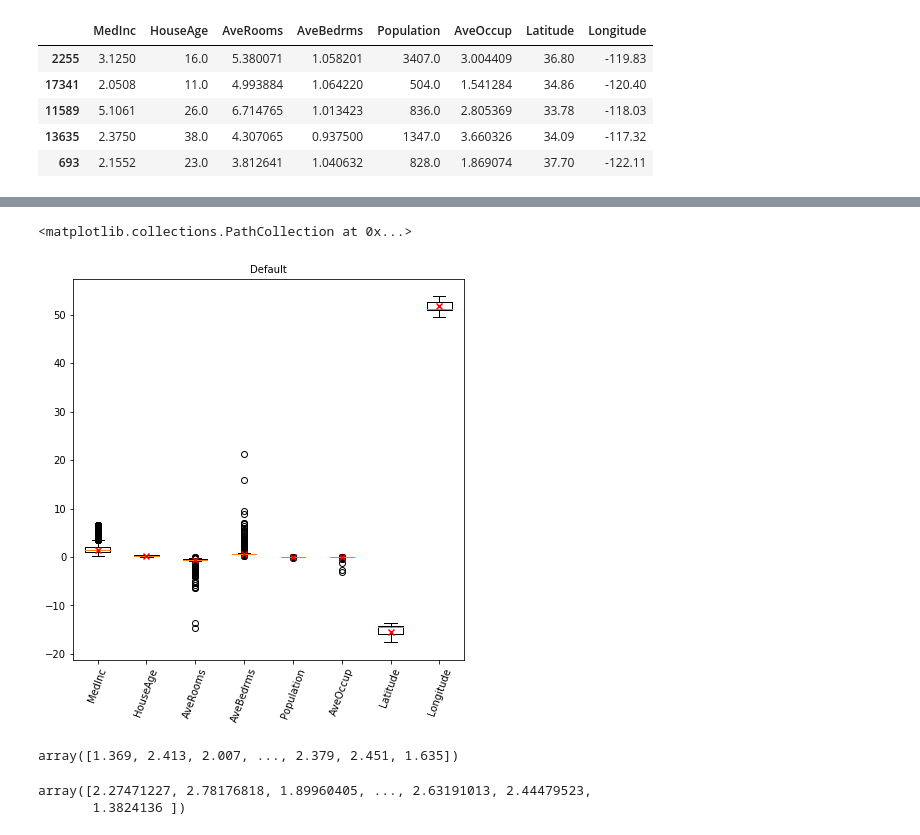
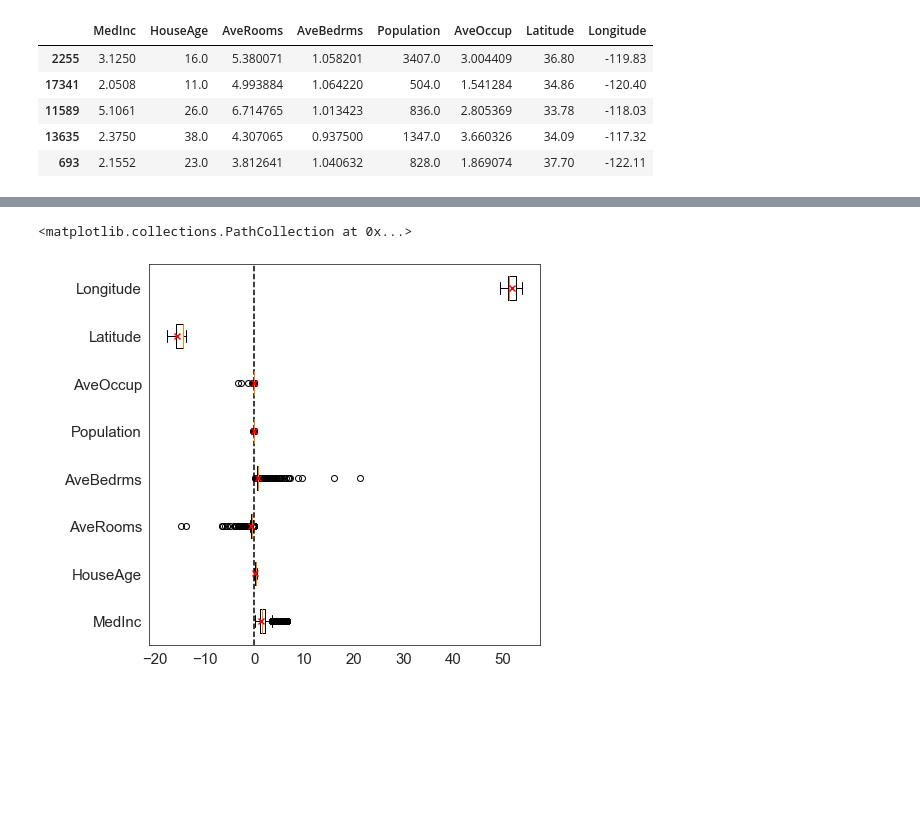
Before and after one commit to scottclay/MLLytics, a Jupyter notebook: examples/regression.ipynb, the cells around one changed output, grey strips where cells are left out. Saved outputs shown, nothing was run; the diff lists cells and outputs as text; code cells hidden in the pictures; blank space fills up the shorter version.

Commit message:
Add regression and ice plots

```diff
--- a/examples/regression.ipynb
+++ b/examples/regression.ipynb
@@ -121,0 +68,2 @@ array([ 1.35846756e+00,  1.50635485e-01, -5.56146902e-01,  6.59207414e-01,
+# %%
+X_coeffs, stats = gen_coeff_box_stats(X_train, X_train.columns, lr.coef_)
@@ -122,34 +76,16 @@ array([ 1.35846756e+00,  1.50635485e-01, -5.56146902e-01,  6.59207414e-01,
 # %%
-fs=10
-fig, axs = plt.subplots(nrows=1, ncols=1, figsize=(7, 7), sharey=True)
-axs.bxp(stats)
-axs.set_title('Default', fontsize=fs)
+fig, ax = plt.subplots(1,1,figsize=(7,7))
+ax = plot_box(stats, axs=ax)
 
-
-
-plt.xticks(rotation=70)
-
-#axs.set_yscale('log')
-#axs.set_xticklabels(['A', 'B', 'C', 'Bla'])
-
-plt.scatter(1, X1[0], color='red', marker='x', zorder=100)
-plt.scatter(2, X1[1], color='red', marker='x', zorder=100)
-plt.scatter(3, X1[2], color='red', marker='x', zorder=100)
-plt.scatter(4, X1[3], color='red', marker='x', zorder=100)
-plt.scatter(5, X1[4], color='red', marker='x', zorder=100)
-plt.scatter(6, X1[5], color='red', marker='x', zorder=100)
-plt.scatter(7, X1[6], color='red', marker='x', zorder=100)
-plt.scatter(8, X1[7], color='red', marker='x', zorder=100)
+X = X_coeffs.iloc[0].values
+ax.scatter(X[0], 1, color='red', marker='x', zorder=100)
+ax.scatter(X[1], 2, color='red', marker='x', zorder=100)
+ax.scatter(X[2], 3, color='red', marker='x', zorder=100)
+ax.scatter(X[3], 4, color='red', marker='x', zorder=100)
+ax.scatter(X[4], 5, color='red', marker='x', zorder=100)
+ax.scatter(X[5], 6, color='red', marker='x', zorder=100)
+ax.scatter(X[6], 7, color='red', marker='x', zorder=100)
+ax.scatter(X[7], 8, color='red', marker='x', zorder=100)
 # %% [output]
 <matplotlib.collections.PathCollection at 0x...>
-[figure, old version]
+[figure, new version]
-# %%
-y_test
-# %% [output]
-array([1.369, 2.413, 2.007, ..., 2.379, 2.451, 1.635])
-# %%
-y_pred = lr.predict(X_test)
-y_pred
-# %% [output]
-array([2.27471227, 2.78176818, 1.89960405, ..., 2.63191013, 2.44479523,
-       1.3824136 ])
```
Also changed, not shown: parts of 29 cells of this notebook, 8 other files.
